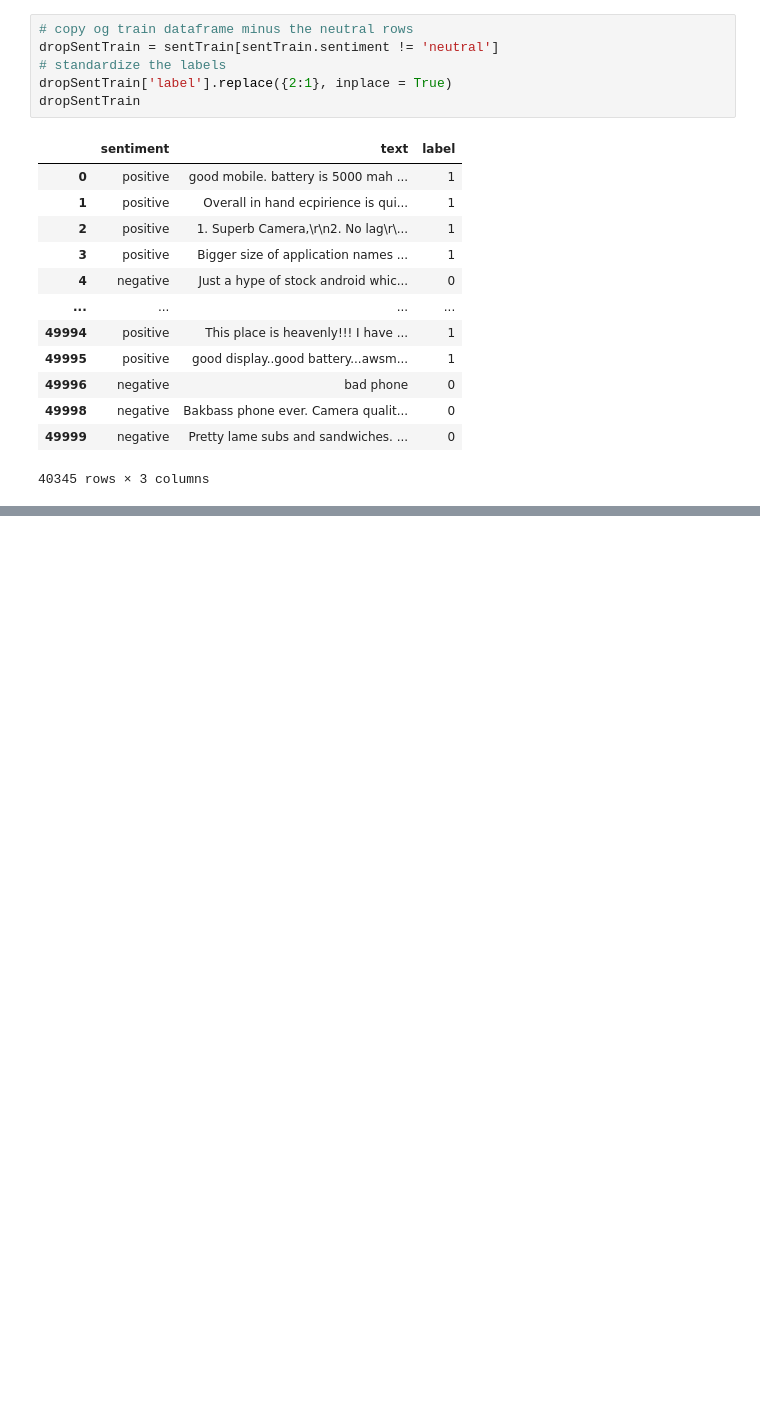
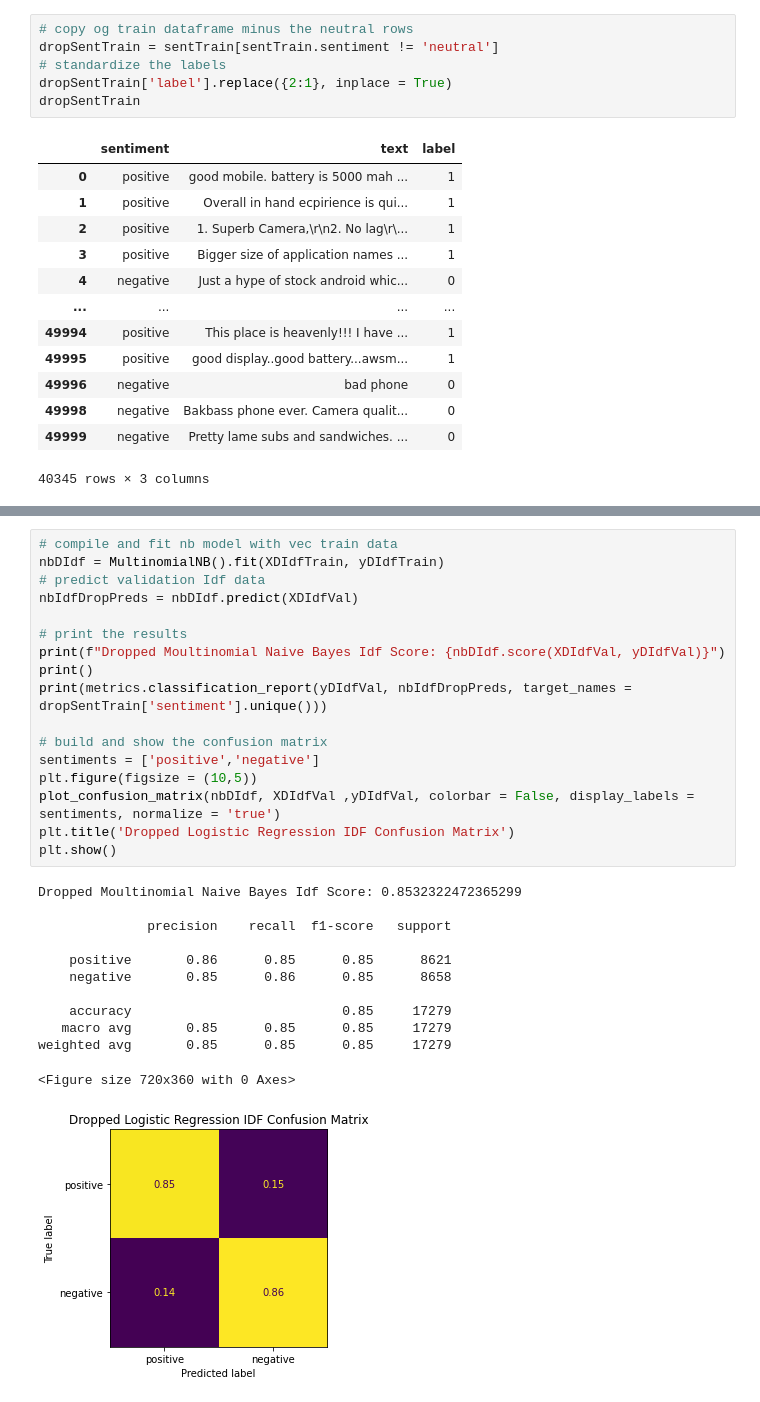
Before and after one commit to JordanFortney/sentimentNaturalLanguageProcessing, a Jupyter notebook: sentimentNLP.ipynb, the cells around one changed output, grey strips where cells are left out. Drawn from its saved outputs; the diff is of its cells as text; blank space fills up the shorter version.

```diff
--- a/sentimentNLP.ipynb
+++ b/sentimentNLP.ipynb
@@ -1536,6 +1515,36 @@ weighted avg       0.87      0.87      0.87     17279
 weighted avg       0.86      0.86      0.86     17279
 <Figure size 720x360 with 0 Axes>
 [figure]
+# %%
+# compile and fit nb model with vec train data
+nbDIdf = MultinomialNB().fit(XDIdfTrain, yDIdfTrain)
+# predict validation Idf data
+nbIdfDropPreds = nbDIdf.predict(XDIdfVal)
+
+# print the results
+print(f"Dropped Moultinomial Naive Bayes Idf Score: {nbDIdf.score(XDIdfVal, yDIdfVal)}")
+print()
+print(metrics.classification_report(yDIdfVal, nbIdfDropPreds, target_names = dropSentTrain['sentiment'].unique()))
+
+# build and show the confusion matrix
+sentiments = ['positive','negative']
+plt.figure(figsize = (10,5))
+plot_confusion_matrix(nbDIdf, XDIdfVal ,yDIdfVal, colorbar = False, display_labels = sentiments, normalize = 'true')
+plt.title('Dropped Logistic Regression IDF Confusion Matrix')
+plt.show()
+# %% [output]
+Dropped Moultinomial Naive Bayes Idf Score: 0.8532322472365299
+
+              precision    recall  f1-score   support
+
+    positive       0.86      0.85      0.85      8621
+    negative       0.85      0.86      0.85      8658
+
+    accuracy                           0.85     17279
+   macro avg       0.85      0.85      0.85     17279
+weighted avg       0.85      0.85      0.85     17279
+<Figure size 720x360 with 0 Axes>
+[figure, added]
 # %% [markdown]
 After removing the neutral reviews and oversampling the negative reviews to build a balanced data set we have achieved the best scores on all of our metrics throughout this project. Based on the steps that we have taken I am confident that we have found the optimal model and set up to classify reviews with positive and negative sentiments.
 
```
Also changed, not shown: parts of 33 cells of this notebook, 10 other files.
